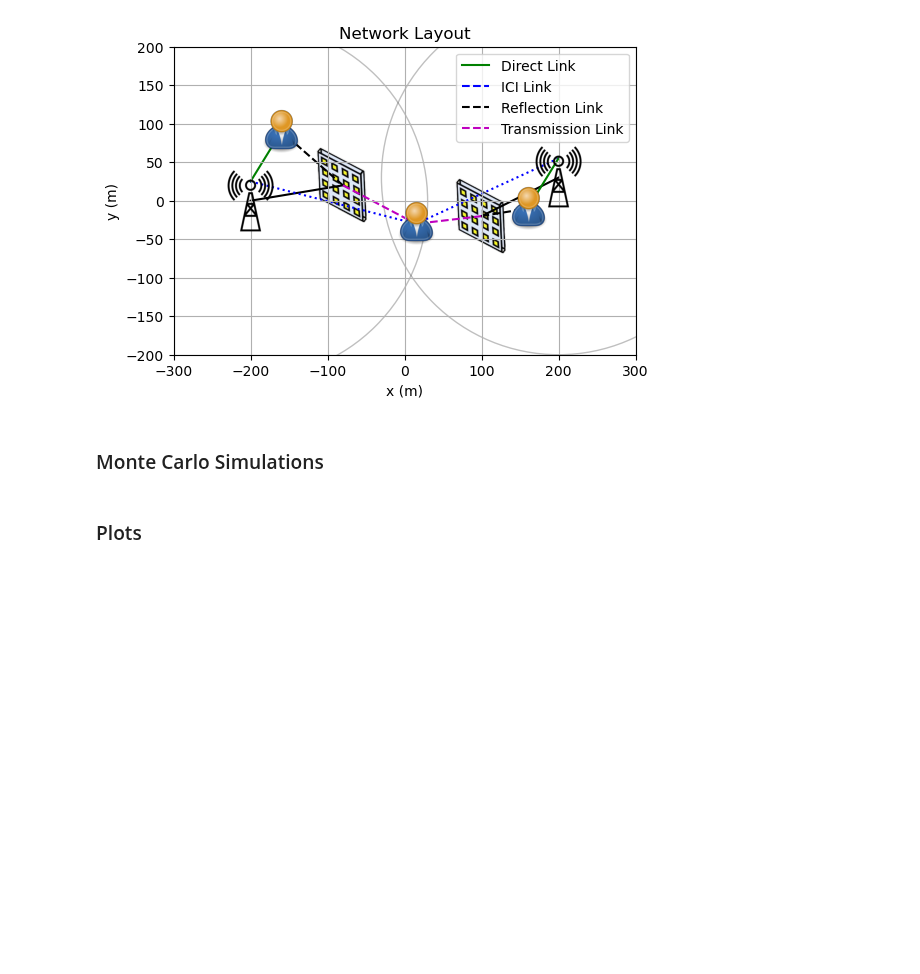
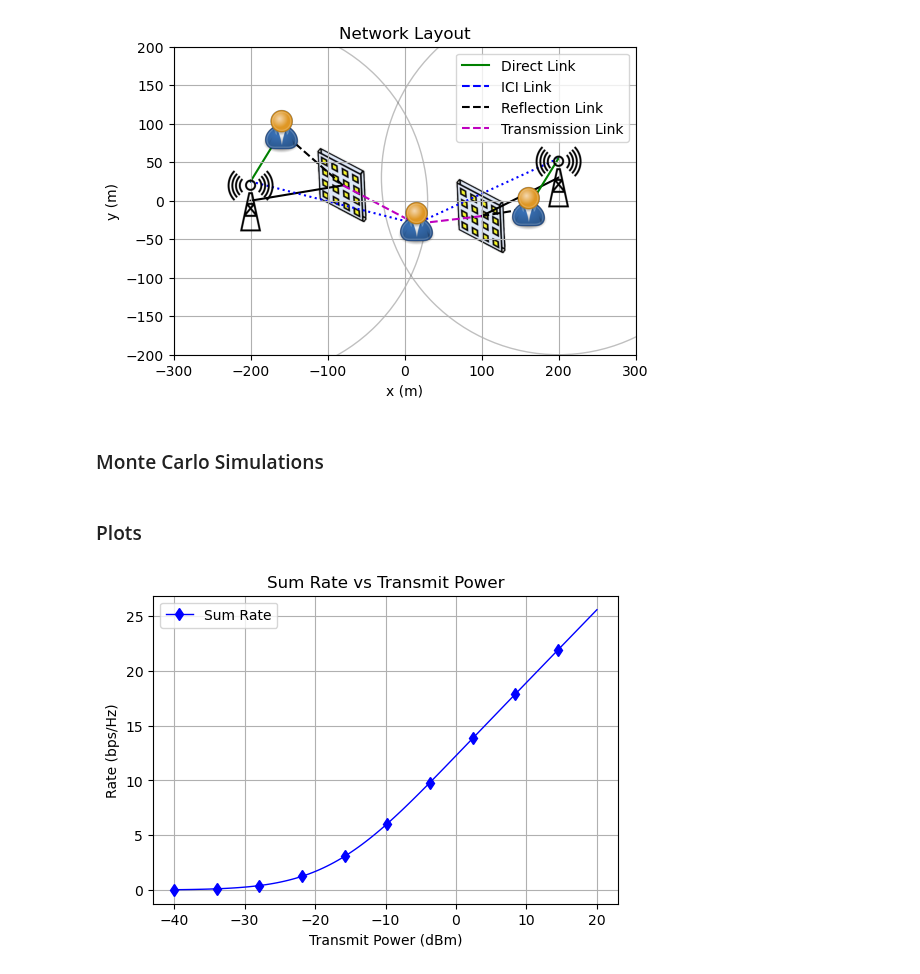
Before and after one commit to muhd-umer/comyx, a Jupyter notebook: simulations/star_ris_mc_noma.ipynb, the cells around one changed output. Cells and saved outputs as stored; diff of their text form; code cells hidden in the pictures; blank space fills up the shorter version.

```diff
--- a/simulations/star_ris_mc_noma.ipynb
+++ b/simulations/star_ris_mc_noma.ipynb
@@ -35,7 +35,8 @@ BANDWIDTH = 10e6  # bandwidth in Hz
 NOISE = utils.get_noise(BANDWIDTH, T, 43)  # noise power in dBm
 NOISE_LIN = utils.dbm2pow(NOISE)  # noise power in linear scale
 S = 8000  # Number of monte carlo simulations
-K_rice = 3  # Rician factor
+K_rice = 5  # Rician factor
+L = 6  # Number of RIS elements
 
 # Power parameters
 Pt = np.linspace(-40, 20, 120)  # transmit power in dBm
@@ -148,0 +75,21 @@ G_mn[1, 0]
+# %%
+def compute_coefficients(L):
+    """
+    Compute the reflection and transmission coefficients of the RIS elements.
+    """
+    beta_r = np.zeros((L), dtype=np.float64)
+    beta_t = np.zeros((L), dtype=np.float64)
+    theta_r = np.zeros((L), dtype=np.float64)
+    theta_t = np.zeros((L), dtype=np.float64)
+    reflection_mat = np.zeros((L, L), dtype=np.complex128)
+    transmission_mat = np.zeros((L, L), dtype=np.complex128)
+
+    for l in range(L):
+        beta_r[l] = np.random.uniform(0, 1)
+        beta_t[l] = 1 - beta_r[l]
+        theta_r[l] = np.random.uniform(np.pi, 2 * np.pi)
+        theta_t[l] = np.random.uniform(np.pi, 2 * np.pi)
+        reflection_mat[l, l] = np.sqrt(beta_r[l]) * np.exp(1j * theta_r[l])
+        transmission_mat[l, l] = np.sqrt(beta_t[l]) * np.exp(1j * theta_t[l])
+
+    return beta_r, beta_t, theta_r, theta_t, reflection_mat, transmission_mat
@@ -218,14 +220,19 @@ avg_spectral_eff = np.mean(spectral_eff, axis=0)
 # %% [markdown]
 ### Plots
 # %%
-# user rates vs transmit power
-fig, ax = plt.subplots(figsize=(6, 4))
-plt.plot(Pt, user_rate[0, :], "g-", label="User 1")
-plt.plot(Pt, user_rate[1, :], "r-", label="User 2 (ICI)")
-plt.plot(Pt, user_rate[2, :], "m-", label="User 3")
+# Sum rate vs transmit power
+np.save(os.path.join(save_dir, "sum_rate.npy"), avg_sum_rate)
+
+fig = plt.figure(figsize=(6, 4))
+plt.plot(
+    Pt, avg_sum_rate, "b-", label="Sum Rate", linewidth=1, marker="d", markevery=12
+)
 plt.xlabel("Transmit Power (dBm)")
 plt.ylabel("Rate (bps/Hz)")
-plt.title("User Rates vs Transmit Power")
+plt.title("Sum Rate vs Transmit Power")
 plt.legend()
 plt.grid()
+plt.savefig(os.path.join(save_dir, "sum_rate.pdf"), bbox_inches="tight")
 plt.show()
+# %% [output]
+[figure, added]
```
Also changed, not shown: parts of 13 cells of this notebook.
